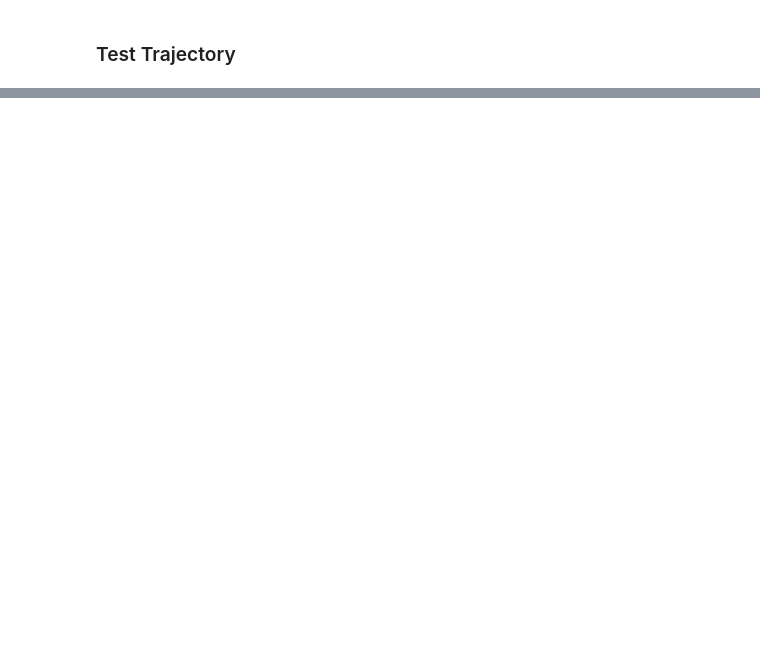
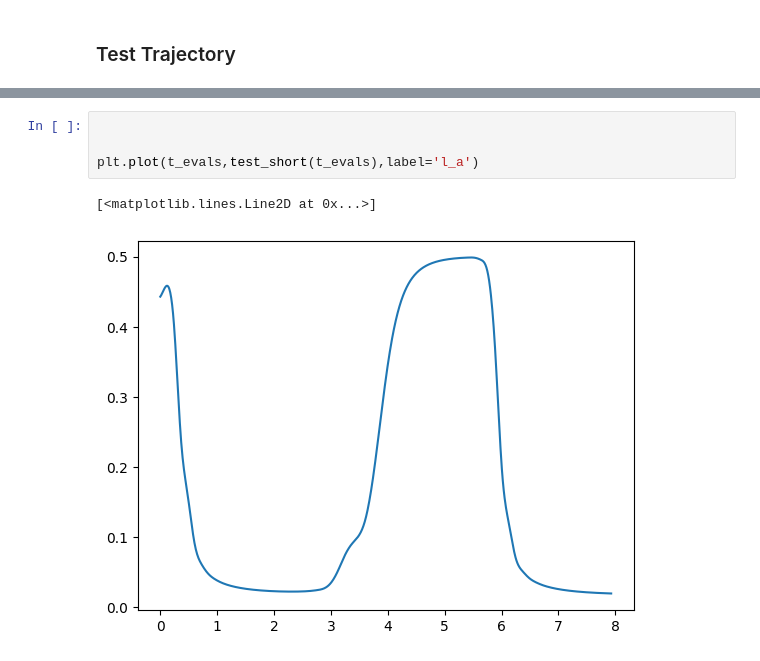
Before and after one commit to LukasBremer/adoptODE_smmodell, a Jupyter notebook: Spring_mass_model/test_mechanics.ipynb, the cells around one changed output, grey strips where cells are left out. Drawn from its saved outputs; the diff is of its cells as text; blank space fills up the shorter version.

```diff
--- a/Spring_mass_model/test_mechanics.ipynb
+++ b/Spring_mass_model/test_mechanics.ipynb
@@ -197,0 +214,7 @@ plt.legend()
+# %%
+
+
+plt.plot(t_evals,test_short(t_evals),label='l_a')
+# %% [output]
+[<matplotlib.lines.Line2D at 0x...>]
+[figure, added]
```
Also changed, not shown: parts of 13 cells of this notebook, 5 other files.
